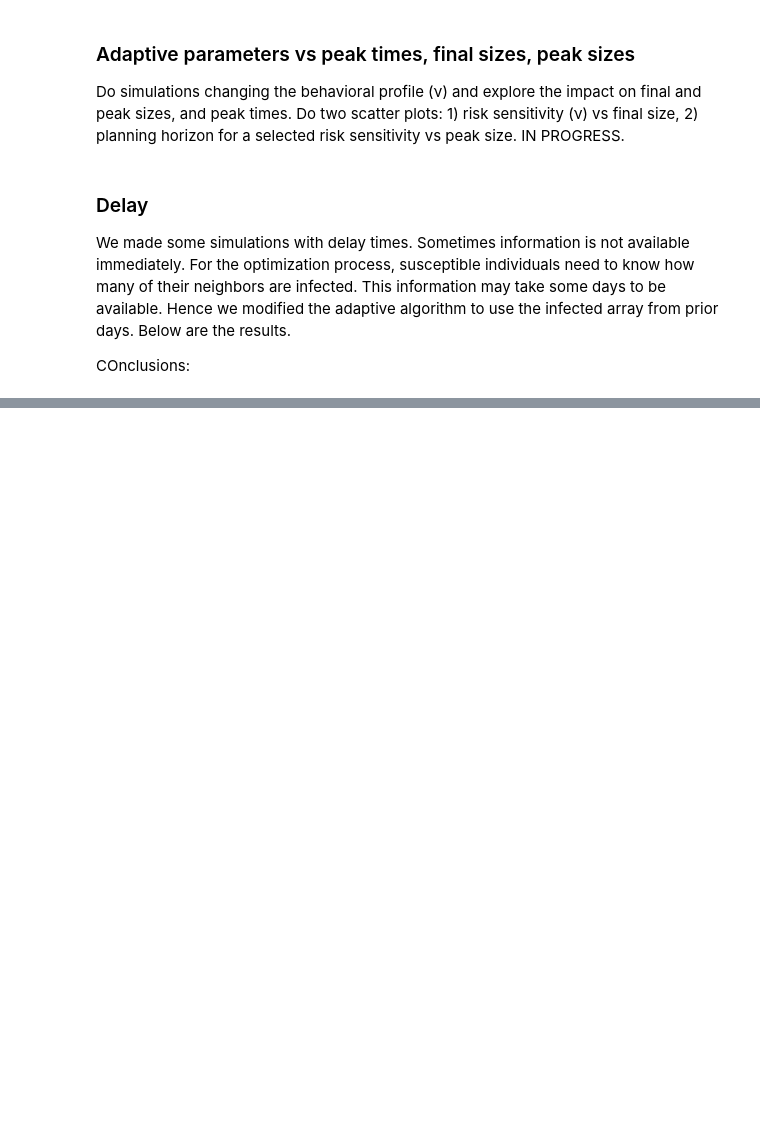
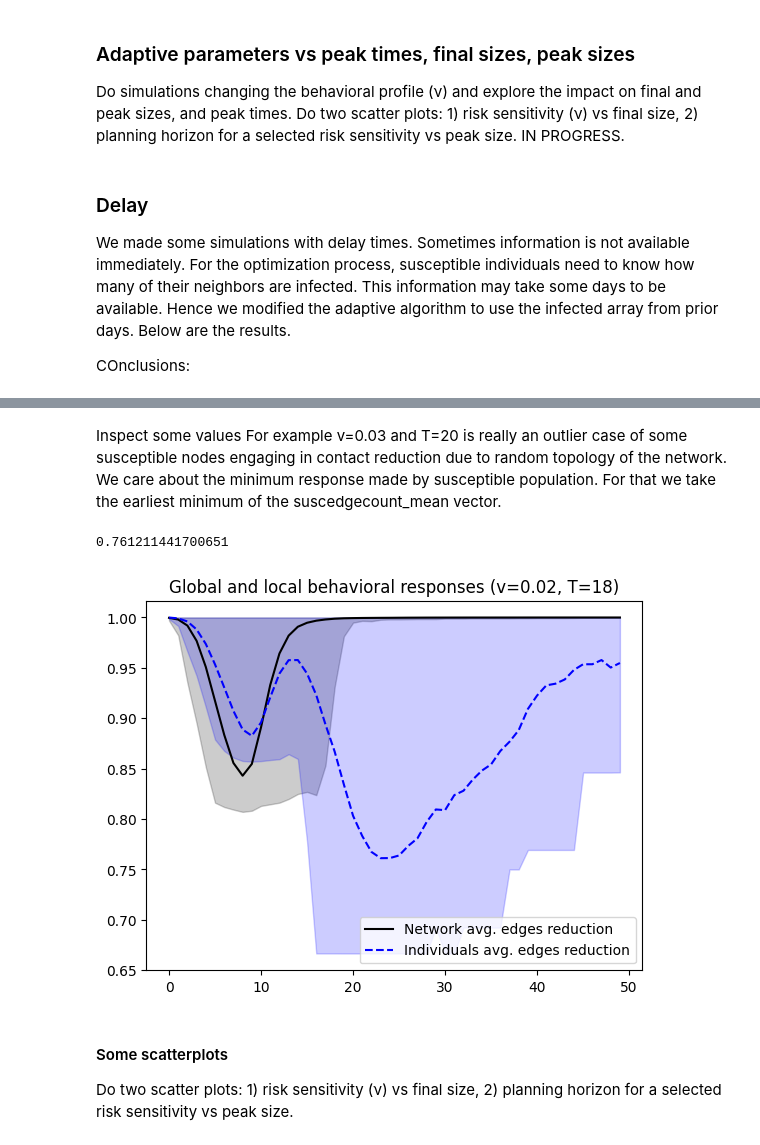
Before and after one commit to JimmyCalvoMonge/AdaptiveNetworks, a Jupyter notebook: network_experiments.ipynb, the cells around one changed output, grey strips where cells are left out. Drawn from its saved outputs; the diff is of its cells as text; code cells hidden in the pictures; blank space fills up the shorter version.

```diff
--- a/network_experiments.ipynb
+++ b/network_experiments.ipynb
@@ -1282,0 +1184,37 @@ for d in bepidist_delay0['d'].unique().tolist():
+# %% [markdown]
+Inspect some values
+For example v=0.03 and T=20 is really an outlier case of some susceptible nodes engaging in contact reduction due to random topology of the network.
+We care about the minimum response made by susceptible population.
+For that we take the earliest minimum of the suscedgecount_mean vector.
+# %%
+v = 0.02
+T = 18
+
+bepidist = bepidist_data[(bepidist_data['V'] == v) & (bepidist_data['T'] == T)]
+
+mean_all = bepidist['edgecount_mean'].tolist()
+lower_all = bepidist['edgecount_min'].tolist()
+upper_all = bepidist['edgecount_max'].tolist()
+
+mean_sus = bepidist['suscedgecount_mean'].tolist()
+lower_sus = bepidist['suscedgecount_min'].tolist()
+upper_sus = bepidist['suscedgecount_max'].tolist()
+
+print(np.nanmin(bepidist['suscedgecount_mean'].tolist()))
+
+plt.figure()
+plt.plot(mean_all[0:50],'-k', label="Network avg. edges reduction")
+plt.fill_between(range(50), upper_all[0:50], lower_all[0:50], color="k", alpha=0.2)
+plt.plot(mean_sus[0:50], linestyle='--', color='b', label="Individuals avg. edges reduction")
+plt.fill_between(range(50), upper_sus[0:50], lower_sus[0:50], color="b", alpha=0.2)
+plt.title(f"Global and local behavioral responses (v={v}, T={T})")
+plt.legend(loc="lower right")
+plt.show()
+# %% [output]
+0.761211441700651
+[figure, added]
+# %% [markdown]
+#### Some scatterplots
+
+Do two scatter plots: 1) risk sensitivity (ν) vs final size, 2) planning horizon
+for a selected risk sensitivity vs peak size.
```
Also changed, not shown: parts of 27 cells of this notebook.
